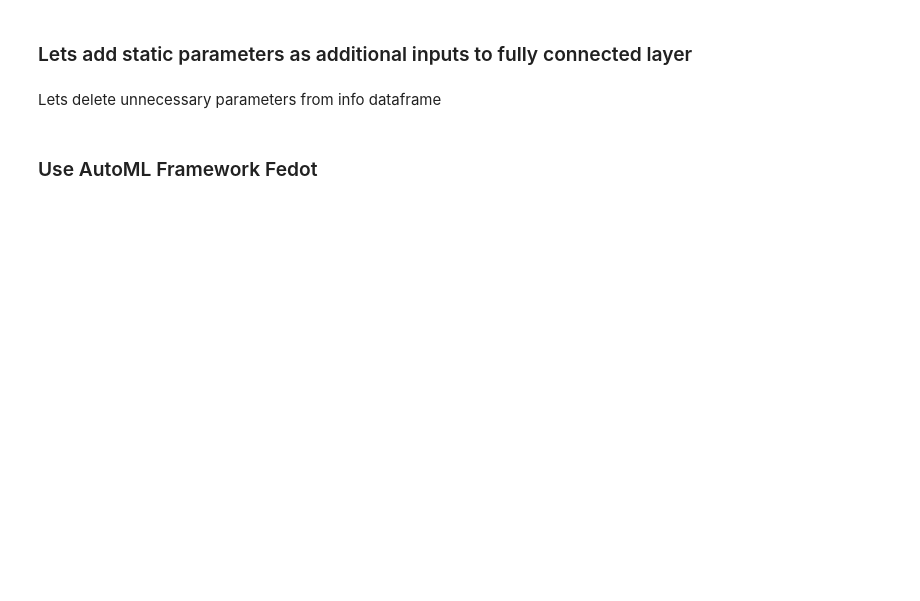
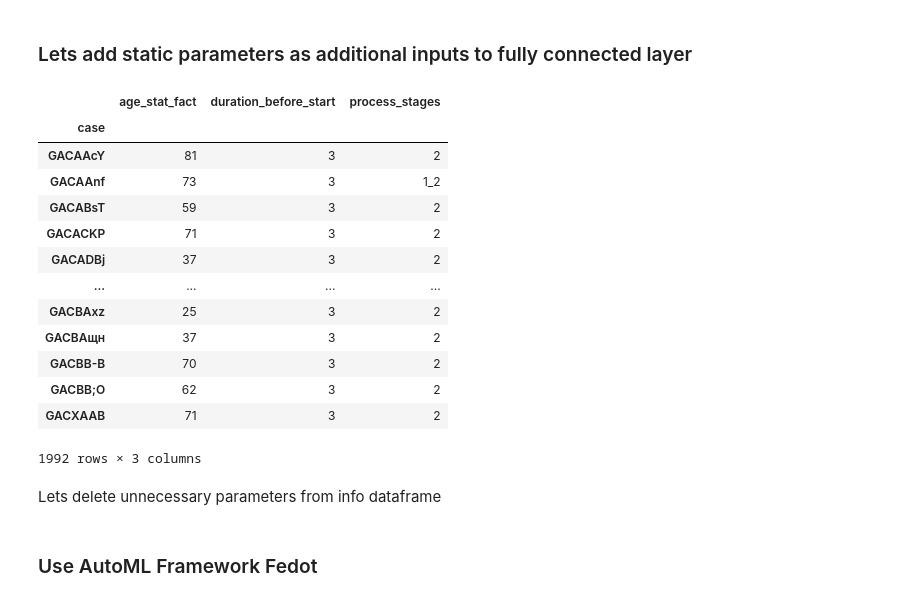
Before and after one commit to geniusserg/CovidPredict, a Jupyter notebook: data_analysis.ipynb, the cells around one changed output. Saved outputs shown, nothing was run; the diff lists cells and outputs as text; code cells hidden in the pictures; blank space fills up the shorter version.

```diff
--- a/data_analysis.ipynb
+++ b/data_analysis.ipynb
@@ -575,2 +701,20 @@ Parameters on test datasets:
 # %% [markdown]
 ### Lets add static parameters as additional inputs to fully connected layer
+# %%
+info_df_train = info_df.drop(["periods_stat_fact", "admission_date", "long_observation_tar", "outcome_tar"], axis=1)
+info_df_train
+# %% [output]
+|  | age_stat_fact | duration_before_start | process_stages |
+| case |  |  |  |
+| GACAAcY | 81 | 3 | 2 |
+| GACAAnf | 73 | 3 | 1_2 |
+| GACABsT | 59 | 3 | 2 |
+| GACACKP | 71 | 3 | 2 |
+| GACADBj | 37 | 3 | 2 |
+| ... | ... | ... | ... |
+| GACBAхz | 25 | 3 | 2 |
+| GACBAщн | 37 | 3 | 2 |
+| GACBB-В | 70 | 3 | 2 |
+| GACBB;O | 62 | 3 | 2 |
+| GACXAAB | 71 | 3 | 2 |
+1992 rows × 3 columns
```
Also changed, not shown: parts of 24 cells of this notebook, 20 other files.
